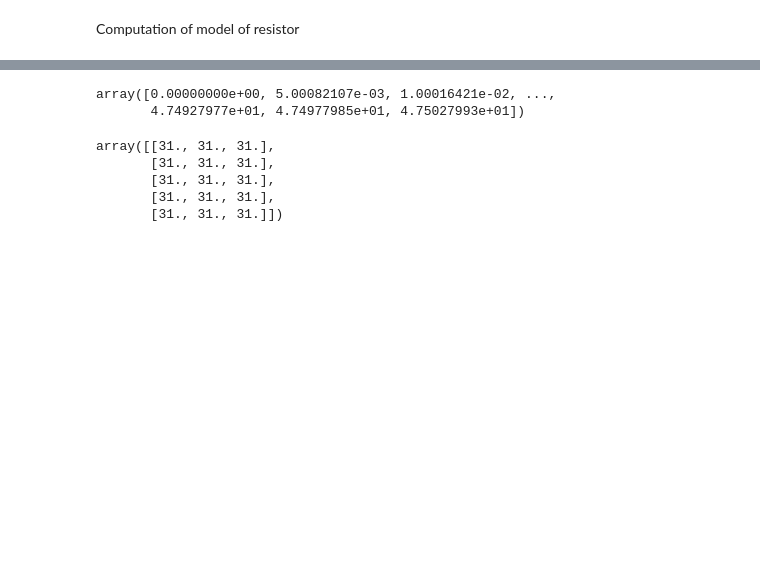
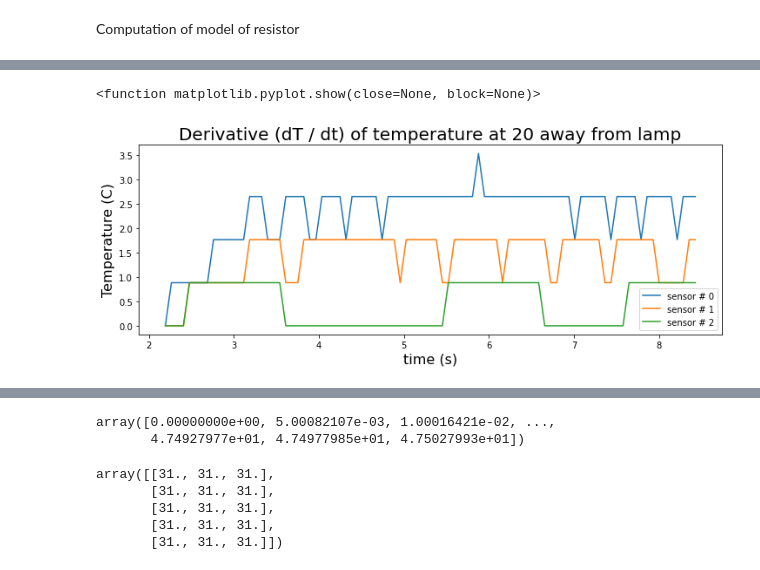
Before and after one commit to BenAuc/Temp_sensing_Reem-C, a Jupyter notebook: data/first batch/data_analysis.ipynb, the cells around one changed output, grey strips where cells are left out. Saved outputs shown, nothing was run; the diff lists cells and outputs as text; code cells hidden in the pictures; blank space fills up the shorter version.

```diff
--- a/data/first batch/data_analysis.ipynb
+++ b/data/first batch/data_analysis.ipynb
@@ -5,0 +90,16 @@ import matplotlib.pyplot as plt
+# %%
+fontsize=20
+fig, ax = plt.subplots(1,1)
+fig.set_figwidth(12)
+
+for sensor in range(0,nb_sensors):
+    ax.plot(time_range[t_0:nb_samples_derivative], derivative[t_0:nb_samples_derivative, sensor], label="sensor # " + str(sensor))
+
+ax.set_title("Derivative (dT / dt) of temperature at " + str(distance[file_nb]) + " away from lamp", fontsize=fontsize)
+ax.legend(loc='lower right')
+ax.set_xlabel("time (s)", fontsize=fontsize-4)
+ax.set_ylabel("Temperature (C)", fontsize=fontsize-4)
+plt.show
+# %% [output]
+<function matplotlib.pyplot.show(close=None, block=None)>
+[figure, added]
```
Also changed, not shown: parts of 6 cells of this notebook, 2 other files.
